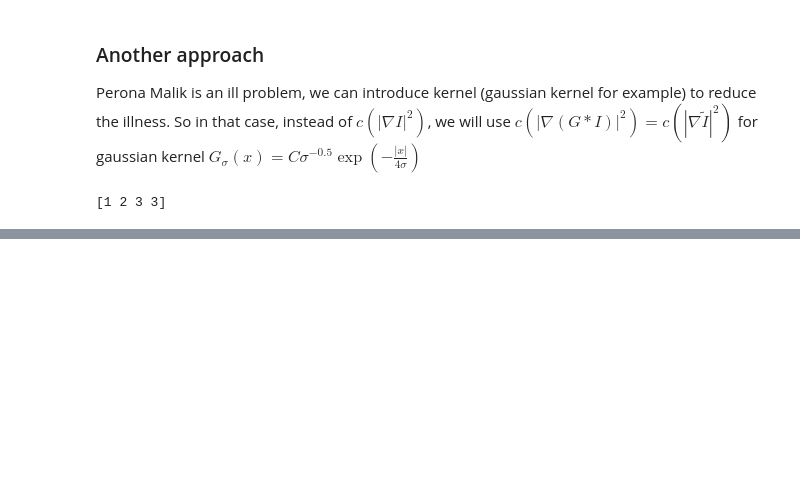
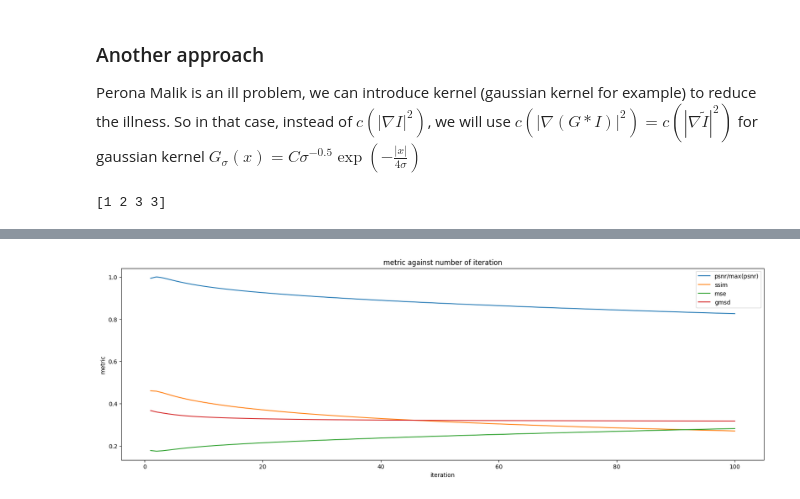
Before and after one commit to arofenitra/Scientific-Computing, a Jupyter notebook: image_processing/anisotropic_diffusion.ipynb, the cells around one changed output, grey strips where cells are left out. Saved outputs shown, nothing was run; the diff lists cells and outputs as text; code cells hidden in the pictures; blank space fills up the shorter version.

```diff
--- a/image_processing/anisotropic_diffusion.ipynb
+++ b/image_processing/anisotropic_diffusion.ipynb
@@ -343,6 +318,7 @@ import matplotlib.pyplot as plt
 # Assuming nimg is the original image and fimg is the filtered image
 
 # 1. Peak Signal-to-Noise Ratio (PSNR)
+
 def psnr(original, filtered):
     max_pixel = np.max(original)
     mse_value = np.mean((original - filtered) ** 2)
@@ -353,14 +329,19 @@ psnr_value = psnr(nimg, fimg)
 print(f"PSNR: {psnr_value}")
 
 # 2. Structural Similarity Index (SSIM)
+def ssim(original,filtered):
+    return metrics.structural_similarity(original, filtered, data_range=filtered.max() - filtered.min())
 ssim_value = metrics.structural_similarity(nimg, fimg, data_range=nimg.max() - nimg.min())
 print(f"SSIM: {ssim_value}")
 
 # 3. Mean Squared Error (MSE)
+def mse(original,filtered):
+    return np.mean((original-filtered)**2)
 mse_value = np.mean((nimg - fimg) ** 2)
 print(f"MSE: {mse_value}")
 
 # 4. Edge Preservation Metric (GMSD)
+
 def gradient_magnitude(image):
     h_x = np.array([[1/3, 0, -1/3], [1/3, 0, -1/3], [1/3, 0, -1/3]])
     h_y = h_x.T
@@ -380,20 +361,23 @@ def gmsd(original, filtered):
 gmsd_value = gmsd(nimg, fimg)
 print(f"GMSD : {gmsd_value}",end="\n \n")
 
-oimg=original_img
 print("between noisy image and original image")
 psnr_value = psnr(nimg, oimg)
 print(f"PSNR: {psnr_value}")
-ssim_value = metrics.structural_similarity(nimg, oimg, data_range=nimg.max() - nimg.min())
+ssim_value = metrics.structural_similarity(nimg, oimg, data_range=oimg.max() - oimg.min())
 print(f"SSIM: {ssim_value}")
-gmsd_value = gmsd(fimg, oimg)
+gmsd_value = gmsd(nimg, oimg)
+mse_value = np.mean((oimg - nimg) ** 2)
+print(f"MSE: {mse_value}")
 print(f"GMSD : {gmsd_value}",end="\n \n")
 
 print("between output image and original image")
 psnr_value = psnr(fimg, oimg)
 print(f"PSNR: {psnr_value}")
-ssim_value = metrics.structural_similarity(fimg, oimg, data_range=nimg.max() - nimg.min())
+ssim_value = metrics.structural_similarity(fimg, oimg, data_range=oimg.max() - oimg.min())
 print(f"SSIM: {ssim_value}")
+mse_value = np.mean((oimg - fimg) ** 2)
+print(f"MSE: {mse_value}")
 gmsd_value = gmsd(fimg, oimg)
 print(f"GMSD : {gmsd_value}",end="\n \n")
 # %% [output]
@@ -414,0 +401,12 @@ GMSD : 0.10458743630772009
+# %%
+
+n_values=np.linspace(1,100,100)
+PSNR_values=[]
+SSIM_values=[]
+MSE_values=[]
+GMSD_values=[]
+for n in n_values:
+    PSNR_values.append(psnr(oimg,anisodiff(nimg, n, kappa=100, gamma=0.08, step=(1.,1.), sigma=1, option=1)))
+    SSIM_values.append(ssim(oimg,anisodiff(nimg, n, kappa=100, gamma=0.08, step=(1.,1.), sigma=1, option=1)))
+    MSE_values.append(mse(oimg,anisodiff(nimg, n, kappa=100, gamma=0.08, step=(1.,1.), sigma=1, option=1)))
+    GMSD_values.append(gmsd(oimg,anisodiff(nimg, n, kappa=100, gamma=0.08, step=(1.,1.), sigma=1, option=1)))
@@ -414,0 +431,15 @@ GMSD : 0.10458743630772009
+# %%
+
+
+plt.figure(figsize=(20,6))
+plt.plot(n_values,PSNR_values/max(PSNR_values),label="psnr/max(psnr)")
+plt.plot(n_values,SSIM_values,label="ssim")
+plt.plot(n_values,MSE_values,label="mse")
+plt.plot(n_values,GMSD_values,label="gmsd")
+plt.title("metric against number of iteration")
+plt.legend()
+plt.xlabel("iteration")
+plt.ylabel("metric")
+plt.show()
+# %% [output]
+[figure, added]
```
Also changed, not shown: parts of 7 cells of this notebook.
